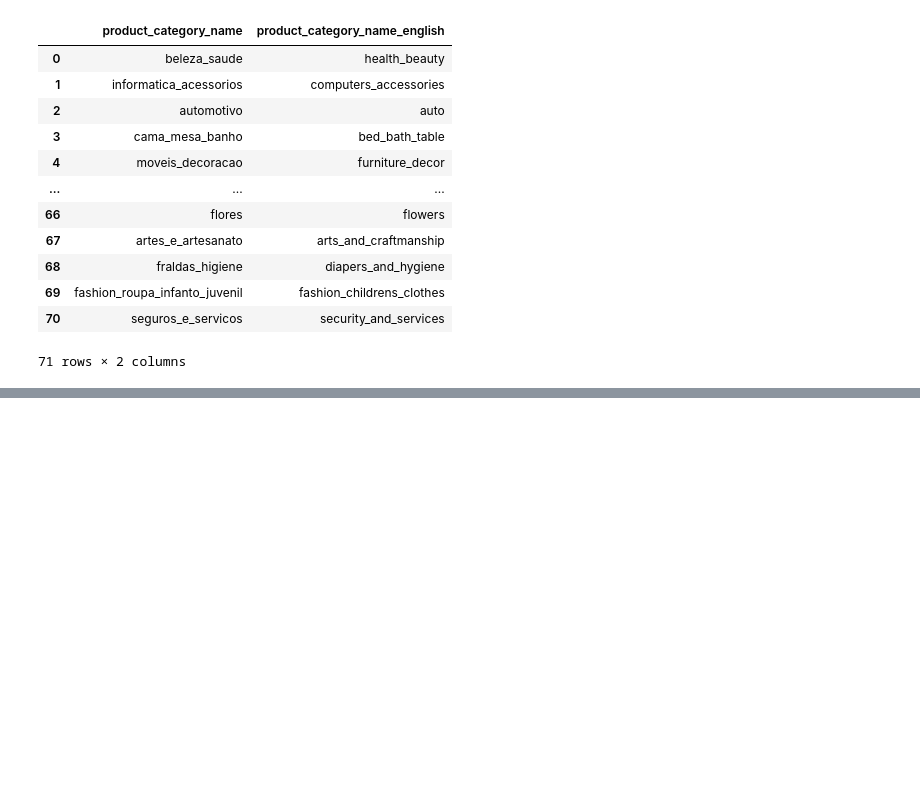
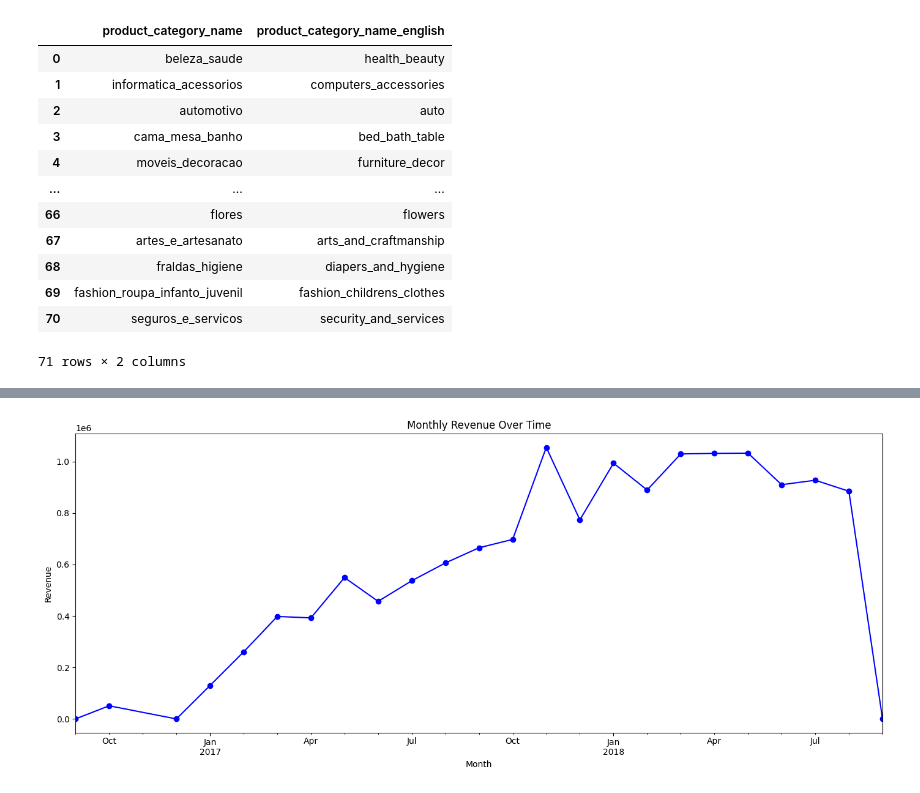
Before and after one commit to MohamedNser/ecommerce-analysis-data-analysis-practice, a Jupyter notebook: brazilian-date-e-commerce.ipynb, the cells around one changed output, grey strips where cells are left out. Cells and saved outputs as stored; diff of their text form; code cells hidden in the pictures; blank space fills up the shorter version.

```diff
--- a/brazilian-date-e-commerce.ipynb
+++ b/brazilian-date-e-commerce.ipynb
@@ -728,0 +894,16 @@ cat
+# %%
+# 2. Monthly Revenue Over Time
+df['order_purchase_timestamp'] = pd.to_datetime(df['order_purchase_timestamp'])
+df['month'] = df['order_purchase_timestamp'].dt.to_period('M')
+
+monthly_revenue = df.groupby('month')['price'].sum()
+
+plt.figure(figsize=(14,6))
+monthly_revenue.plot(kind='line', marker='o', color='blue')
+plt.title('Monthly Revenue Over Time')
+plt.xlabel('Month')
+plt.ylabel('Revenue')
+plt.tight_layout()
+plt.show()
+# %% [output]
+[figure, added]
```
Also changed, not shown: parts of 29 cells of this notebook.
